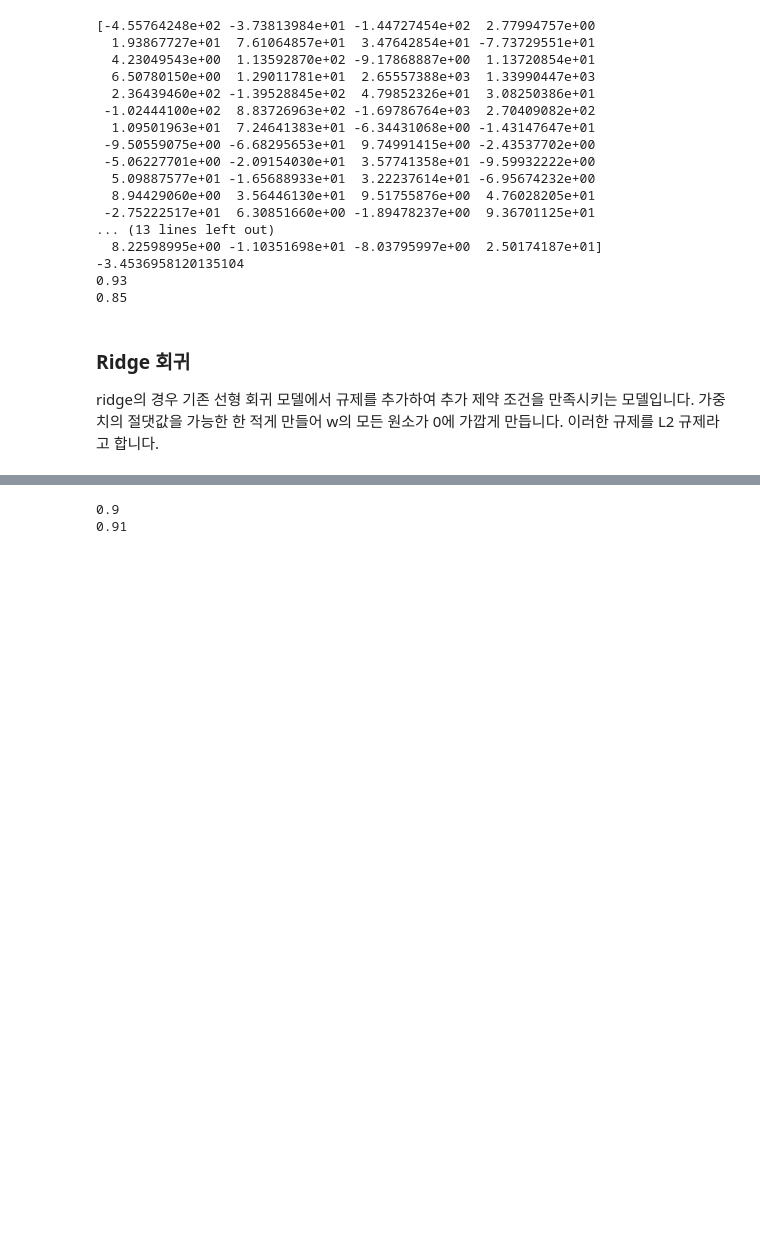
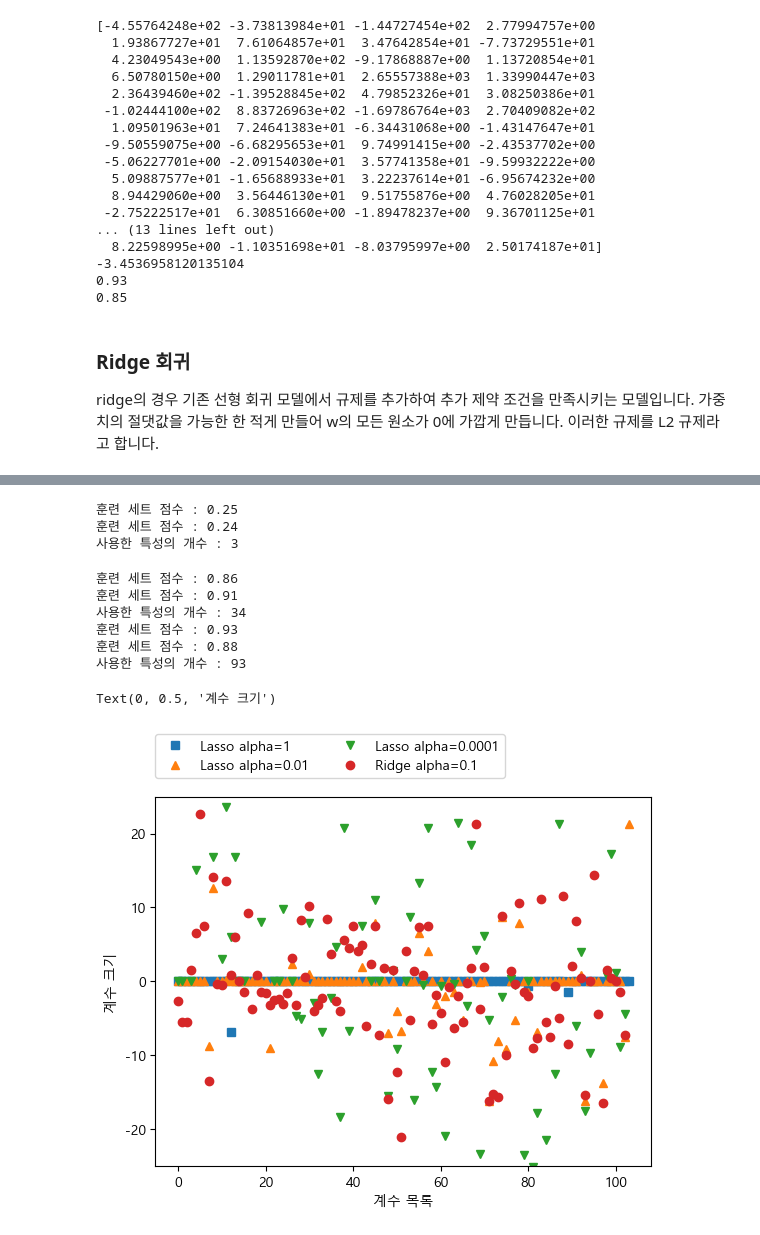
Before and after one commit to LeeHeonWoo1/ML_DL, a Jupyter notebook: ML/IMLP/2_supervised_learning.ipynb, the cells around one changed output, grey strips where cells are left out. Drawn from its saved outputs; the diff is of its cells as text; code cells hidden in the pictures; blank space fills up the shorter version.

```diff
--- a/ML/IMLP/2_supervised_learning.ipynb
+++ b/ML/IMLP/2_supervised_learning.ipynb
@@ -311,9 +365,45 @@ ridge의 경우 기존 선형 회귀 모델에서 규제를 추가하여 추가
 # %%
-from sklearn.linear_model import Ridge
+from sklearn.linear_model import Lasso
 
-rig = Ridge(alpha=0.1).fit(X_train, y_train)
-print(f"{round(rig.score(X_train, y_train), 2)}")
-print(f"{round(rig.score(X_test, y_test), 2)}")
+lasso = Lasso().fit(X_train, y_train)
+print(f"훈련 세트 점수 : {round(lasso.score(X_train, y_train), 2)}")
+print(f"훈련 세트 점수 : {round(lasso.score(X_test, y_test), 2)}")
+print(f"사용한 특성의 개수 : {np.sum(lasso.coef_ != 0)}")
 # %% [output]
-0.9
-0.91
+훈련 세트 점수 : 0.25
+훈련 세트 점수 : 0.24
+사용한 특성의 개수 : 3
+# %%
+# 과소적합을 줄이기 위해서 alpha 값을 줄이는 동시에, 반복 실행하는 최대 횟수의 기본값인 max_iter를 조정해줘야 한다.
+lasso001 = Lasso(alpha=0.01, max_iter=50000).fit(X_train, y_train)
+print(f"훈련 세트 점수 : {round(lasso001.score(X_train, y_train), 2)}")
+print(f"훈련 세트 점수 : {round(lasso001.score(X_test, y_test), 2)}")
+print(f"사용한 특성의 개수 : {np.sum(lasso001.coef_ != 0)}")
+
+# alpha값을 낮추면 모델의 복잡도는 증가하여 훈련 세트와 테스트 세트에서의 성능이 좋아집니다.
+# 성능은 Ridge보다 조금 나은데 사용된 특성은 104개 중 34개 뿐이어서, 모델을 분석하기가 더 용이합니다.
+# 그러나 alpha값을 너무 낮추면 규제의 효과가 없어져서 과대적합이 되므로 LinearRegression의 결과와 비슷해집니다.
+lasso00001 = Lasso(alpha=0.0001, max_iter=50000).fit(X_train, y_train)
+print(f"훈련 세트 점수 : {round(lasso00001.score(X_train, y_train), 2)}")
+print(f"훈련 세트 점수 : {round(lasso00001.score(X_test, y_test), 2)}")
+print(f"사용한 특성의 개수 : {np.sum(lasso00001.coef_ != 0)}")
+# %% [output]
+훈련 세트 점수 : 0.86
+훈련 세트 점수 : 0.91
+사용한 특성의 개수 : 34
+훈련 세트 점수 : 0.93
+훈련 세트 점수 : 0.88
+사용한 특성의 개수 : 93
+# %%
+plt.plot(lasso.coef_, 's', label = "Lasso alpha=1")
+plt.plot(lasso001.coef_, '^', label = "Lasso alpha=0.01")
+plt.plot(lasso00001.coef_, 'v', label = "Lasso alpha=0.0001")
+
+plt.plot(rig01.coef_, 'o', label="Ridge alpha=0.1")
+plt.legend(ncol=2, loc=(0, 1.05))
+plt.ylim(-25, 25)
+plt.xlabel("계수 목록")
+plt.ylabel("계수 크기")
+# %% [output]
+Text(0, 0.5, '계수 크기')
+[figure, added]
```
Also changed, not shown: parts of 5 cells of this notebook.
